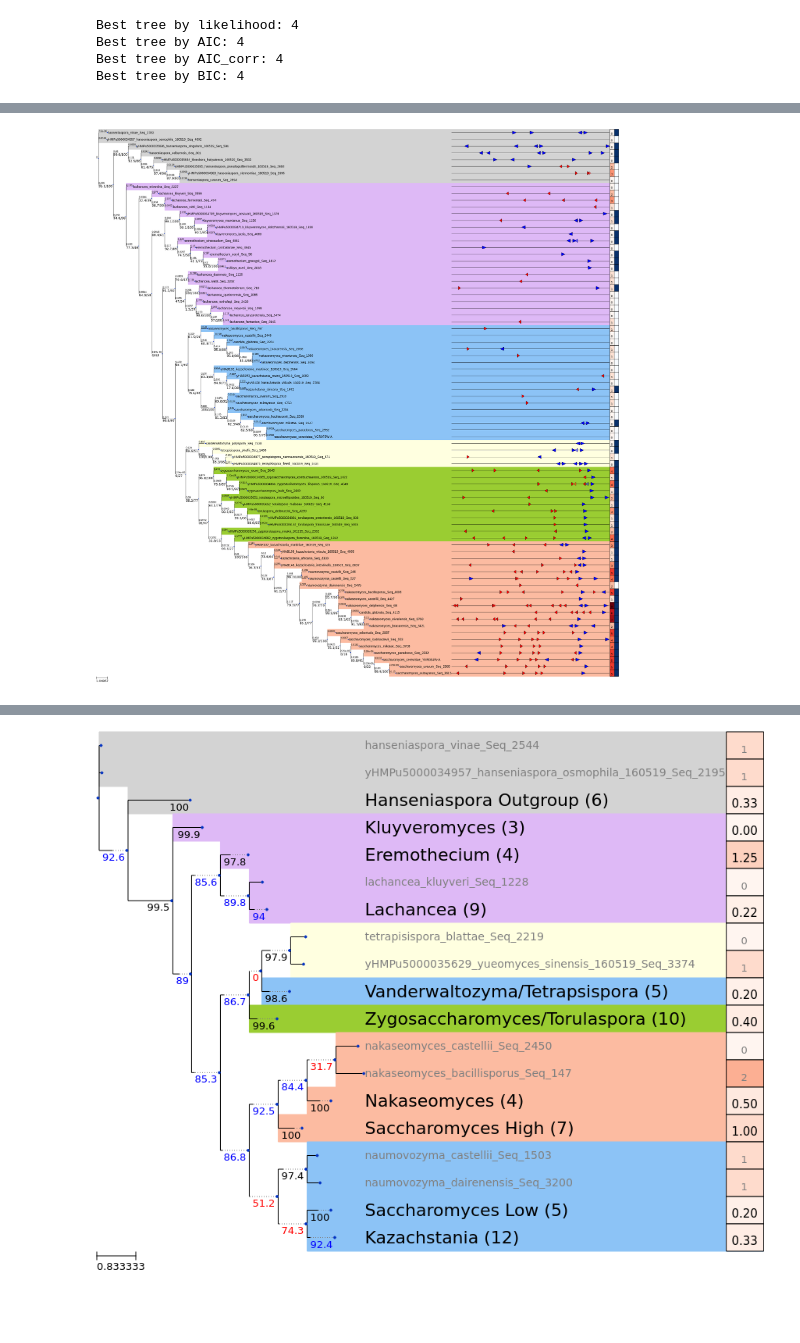
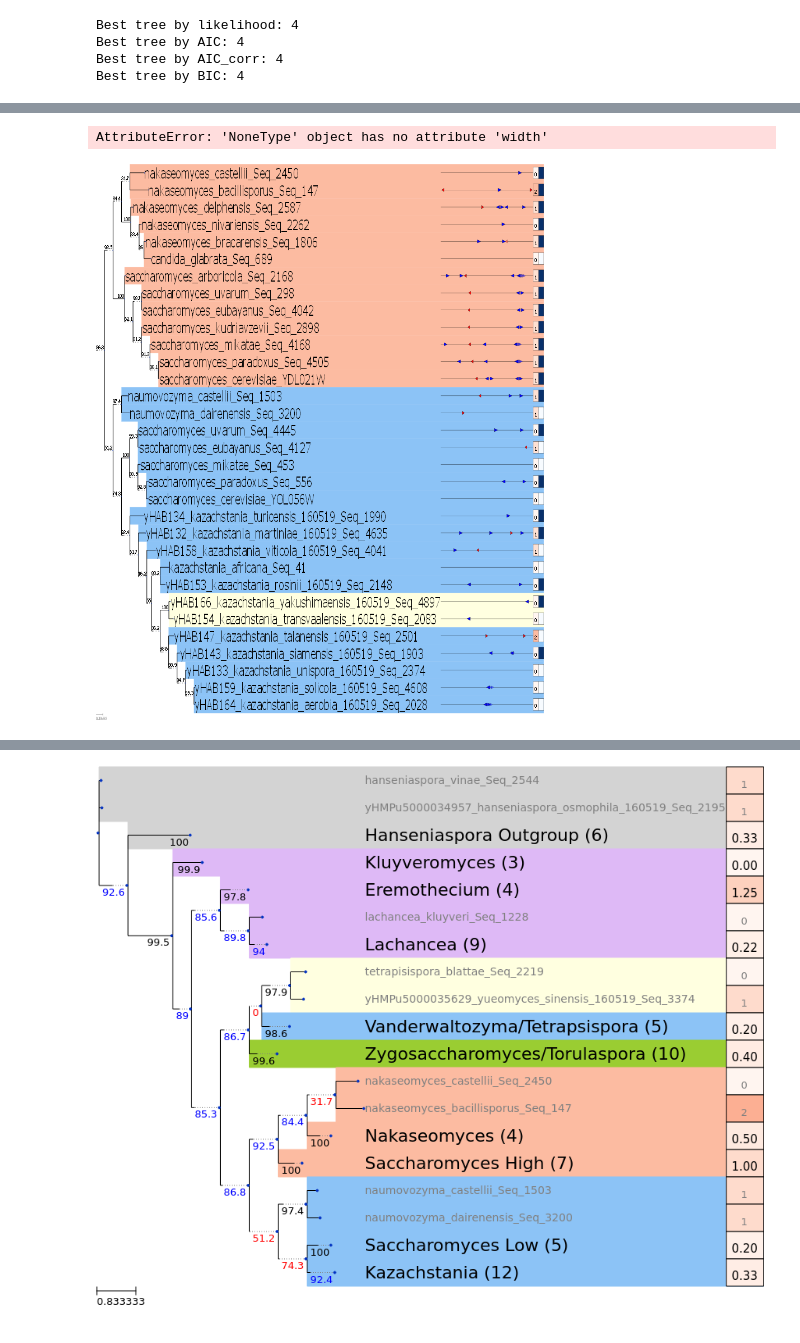
Before and after one commit to heineike02/y1000plus_tools, a Jupyter notebook: scripts/20190219_STRE_examples.ipynb, the cells around one changed output, grey strips where cells are left out. Saved outputs shown, nothing was run; the diff lists cells and outputs as text; code cells hidden in the pictures.

```diff
--- a/scripts/20190219_STRE_examples.ipynb
+++ b/scripts/20190219_STRE_examples.ipynb
@@ -930,11 +959,12 @@ N_tree_dict = {'GND2_GND1':('7',''),
                'GPM2_GPM3':('4',''),
                'EGO4_EGO2':('_einsi_9','einsi_')}
 
-goi_pair = 'EGO4_EGO2'#'GPM2_GPM3' #'GND2_GND1'#
+goi_pair = 'GPM2_GPM3'#'GPM2_GPM3' #'GND2_GND1'#
 og = goi_pair_og_lookup[goi_pair]
 
 
-fname_tree = '/home/heineike/genomes/y1000plus/proteins_og/' + goi_pair + '_' + og + '/tree/run' + N_tree_dict[goi_pair][0] + '/' + goi_pair + '_' + og + '_aln_' + N_tree_dict[goi_pair][1] + 'trimmed.fasta.treefile'
+fname_tree = os.path.normpath(y1000plus_dir + 'proteins_og/' + goi_pair + '_' + og + '/tree/run' + N_tree_dict[goi_pair][0] + '/' + goi_pair + '_' + og + '_aln_' + N_tree_dict[goi_pair][1] + 'trimmed.fasta.treefile')
+t = Tree(fname_tree, format=1)
 
 fname_out = home_dir + 'scratch/' + goi_pair + '.svg'
 
@@ -944,10 +974,11 @@ promoters_fname = y1000plus_dir + os.path.normpath('promoter_sets/' + og + '_' +
 proms = y1000plus_tools.prom_scan_example(goi_pair, promoters_fname,y1000_species_subset)
 
 motif_names = ['TATA', 'STRE']
+branch_labels = 'all' #'bootstrap'  #
 
-(t,ts) = y1000plus_tools.plot_tree_proms(goi_pair, prom_phyls, fname_tree, y1000_species_subset, proms, motif_names)
+(t,ts) = y1000plus_tools.plot_tree_proms(goi_pair, prom_phyls, t, y1000_species_subset, proms, motif_names, branch_labels)
 
 #t.render(fname_out, tree_style=ts)
 t.render('%%inline', tree_style=ts)
 # %% [output]
-[figure, removed]
+AttributeError: 'NoneType' object has no attribute 'width'
@@ -955,0 +985,6 @@ t.render('%%inline', tree_style=ts)
+# %%
+t_sub = t.get_common_ancestor(['yHAB143_kazachstania_siamensis_160519_Seq_1903', 'saccharomyces_cerevisiae_YDL021W']).name.split('/')[0]
+# %%
+t_sub.render('%%inline', tree_style=ts, h=1000,w=800)
+# %% [output]
+[figure, added]
```
Also changed, not shown: parts of 17 cells of this notebook, 4 other files.
